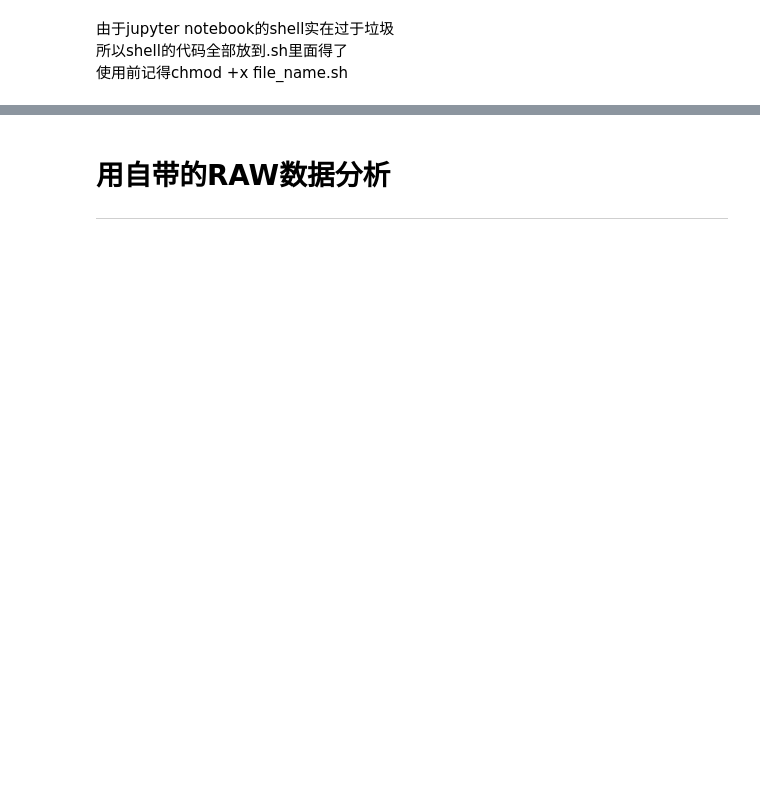
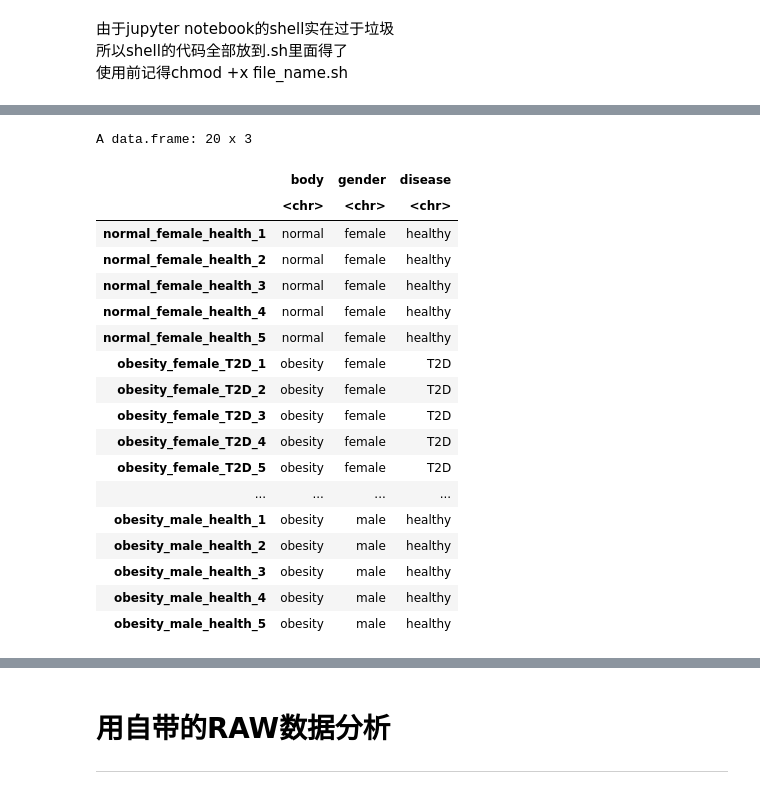
Before and after one commit to nab-iak/R_memo, a Jupyter notebook: jupyter_notebook/Bioinformatics/RNA-seq/test1/test1_RNA-seq_R.ipynb, the cells around one changed output, grey strips where cells are left out. Saved outputs shown, nothing was run; the diff lists cells and outputs as text; code cells hidden in the pictures; blank space fills up the shorter version.

```diff
--- a/jupyter_notebook/Bioinformatics/RNA-seq/test1/test1_RNA-seq_R.ipynb
+++ b/jupyter_notebook/Bioinformatics/RNA-seq/test1/test1_RNA-seq_R.ipynb
@@ -4,0 +33,6 @@
+# %%
+test1_path <- getwd() |> paste("/data/stringtied/gene_count_matrix.csv",sep="") |> file.path()
+test1_dt <- read.csv(test1_path)
+rownames(test1_dt) <- test1_dt[,1]
+test1_dt <- test1_dt[,-1]
+head(test1_dt)
@@ -4,0 +49,37 @@
+# %%
+body <- c(
+    rep("normal",5),
+    rep("obesity",15)
+    )
+gender <- c(
+    rep("female",15),
+    rep("male",5)
+    )
+disease <- c(
+    rep("healthy",5),
+    rep("T2D",5),
+    rep("healthy",10)
+    )
+meta <- data.frame(body,gender,disease)
+rownames(meta) <- colnames(test1_dt)
+meta
+# %% [output]
+A data.frame: 20 x 3
+|  | body | gender | disease |
+|  | <chr> | <chr> | <chr> |
+| normal_female_health_1 | normal | female | healthy |
+| normal_female_health_2 | normal | female | healthy |
+| normal_female_health_3 | normal | female | healthy |
+| normal_female_health_4 | normal | female | healthy |
+| normal_female_health_5 | normal | female | healthy |
+| obesity_female_T2D_1 | obesity | female | T2D |
+| obesity_female_T2D_2 | obesity | female | T2D |
+| obesity_female_T2D_3 | obesity | female | T2D |
+| obesity_female_T2D_4 | obesity | female | T2D |
+| obesity_female_T2D_5 | obesity | female | T2D |
+| ... | ... | ... | ... |
+| obesity_male_health_1 | obesity | male | healthy |
+| obesity_male_health_2 | obesity | male | healthy |
+| obesity_male_health_3 | obesity | male | healthy |
+| obesity_male_health_4 | obesity | male | healthy |
+| obesity_male_health_5 | obesity | male | healthy |
```
Also changed, not shown: parts of 11 cells of this notebook, 2 other files.
